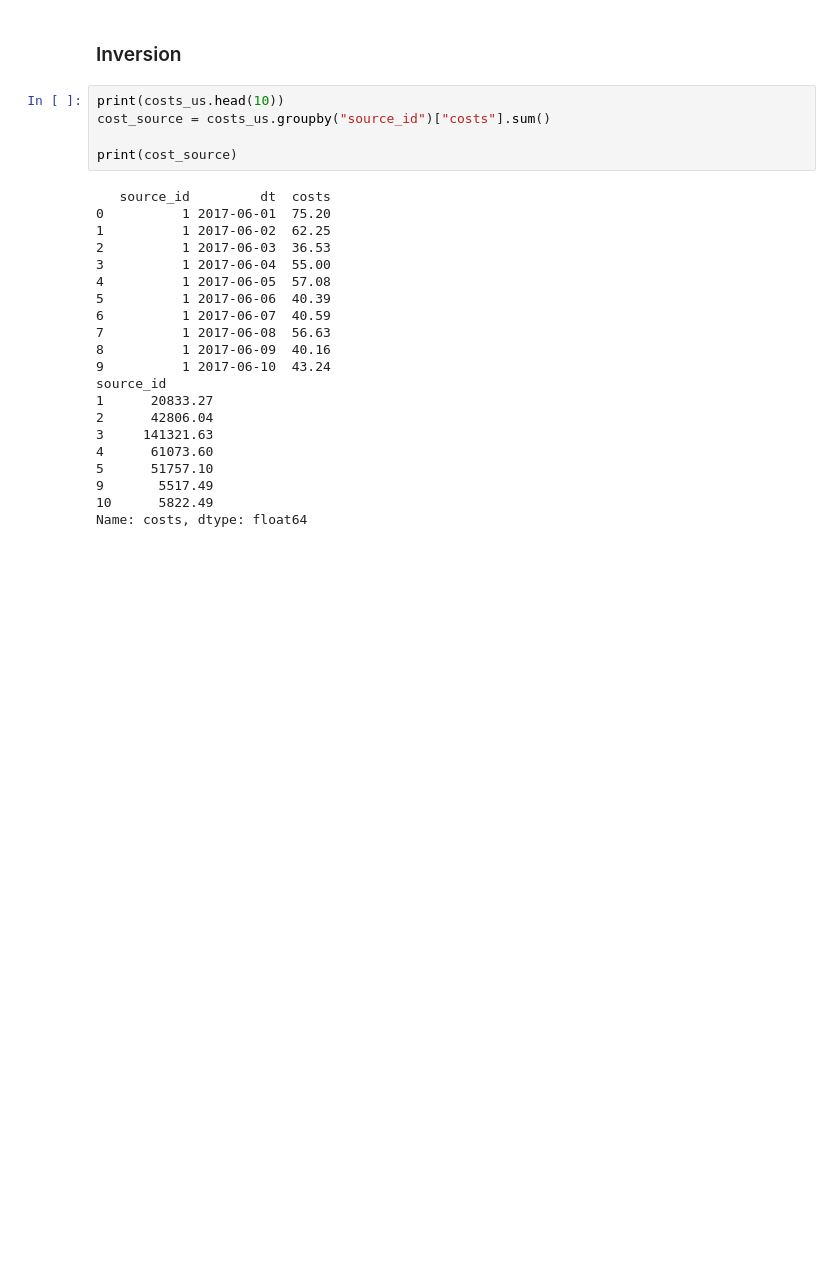
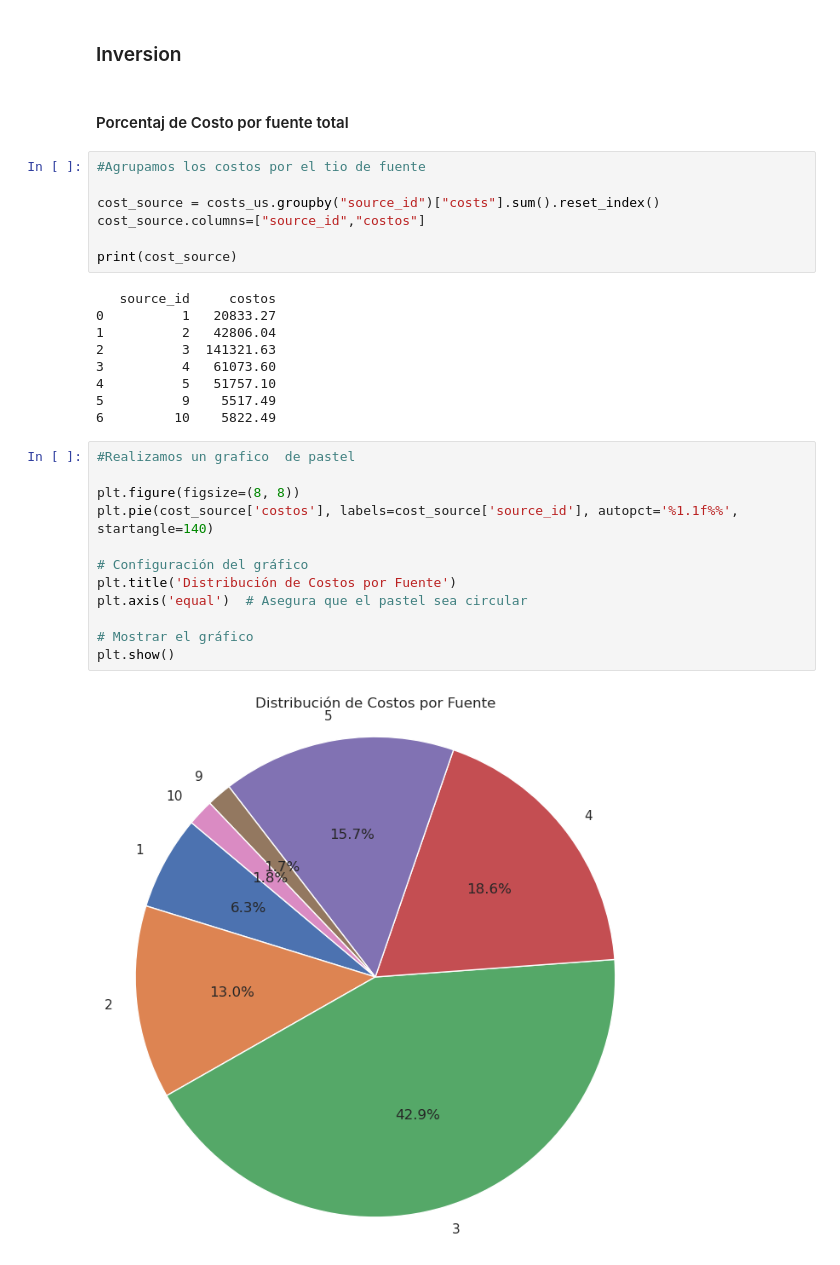
Before and after one commit to ManuelMorales-26/Analisis_ventas_entradas, a Jupyter notebook: project9.ipynb, the cells around one changed output. Cells and saved outputs as stored; diff of their text form; blank space fills up the shorter version.

Commit message:
Se realizo el analis del proyecto sobre las ventas, costos y visitas de una web de ventas

```diff
--- a/project9.ipynb
+++ b/project9.ipynb
@@ -631,29 +631,35 @@ Podemos indicar del grafico que aquellos que ingresaron en el mes 9 y tiempo de
 ##  Marketing
 # %% [markdown]
 ### Inversion
+# %% [markdown]
+#### Porcentaj de Costo por fuente total
 # %%
-print(costs_us.head(10))
-cost_source = costs_us.groupby("source_id")["costs"].sum()
+#Agrupamos los costos por el tio de fuente
+
+cost_source = costs_us.groupby("source_id")["costs"].sum().reset_index()
+cost_source.columns=["source_id","costos"]
 
 print(cost_source)
 # %% [output]
-   source_id         dt  costs
-0          1 2017-06-01  75.20
-1          1 2017-06-02  62.25
-2          1 2017-06-03  36.53
-3          1 2017-06-04  55.00
-4          1 2017-06-05  57.08
-5          1 2017-06-06  40.39
-6          1 2017-06-07  40.59
-7          1 2017-06-08  56.63
-8          1 2017-06-09  40.16
-9          1 2017-06-10  43.24
-source_id
-1      20833.27
-2      42806.04
-3     141321.63
-4      61073.60
-5      51757.10
-9       5517.49
-10      5822.49
-Name: costs, dtype: float64
+   source_id     costos
+0          1   20833.27
+1          2   42806.04
+2          3  141321.63
+3          4   61073.60
+4          5   51757.10
+5          9    5517.49
+6         10    5822.49
+# %%
+#Realizamos un grafico  de pastel
+
+plt.figure(figsize=(8, 8))
+plt.pie(cost_source['costos'], labels=cost_source['source_id'], autopct='%1.1f%%', startangle=140)
+
+# Configuración del gráfico
+plt.title('Distribución de Costos por Fuente')
+plt.axis('equal')  # Asegura que el pastel sea circular
+
+# Mostrar el gráfico
+plt.show()
+# %% [output]
+[figure, added]
```
Also changed, not shown: parts of 20 cells of this notebook.
